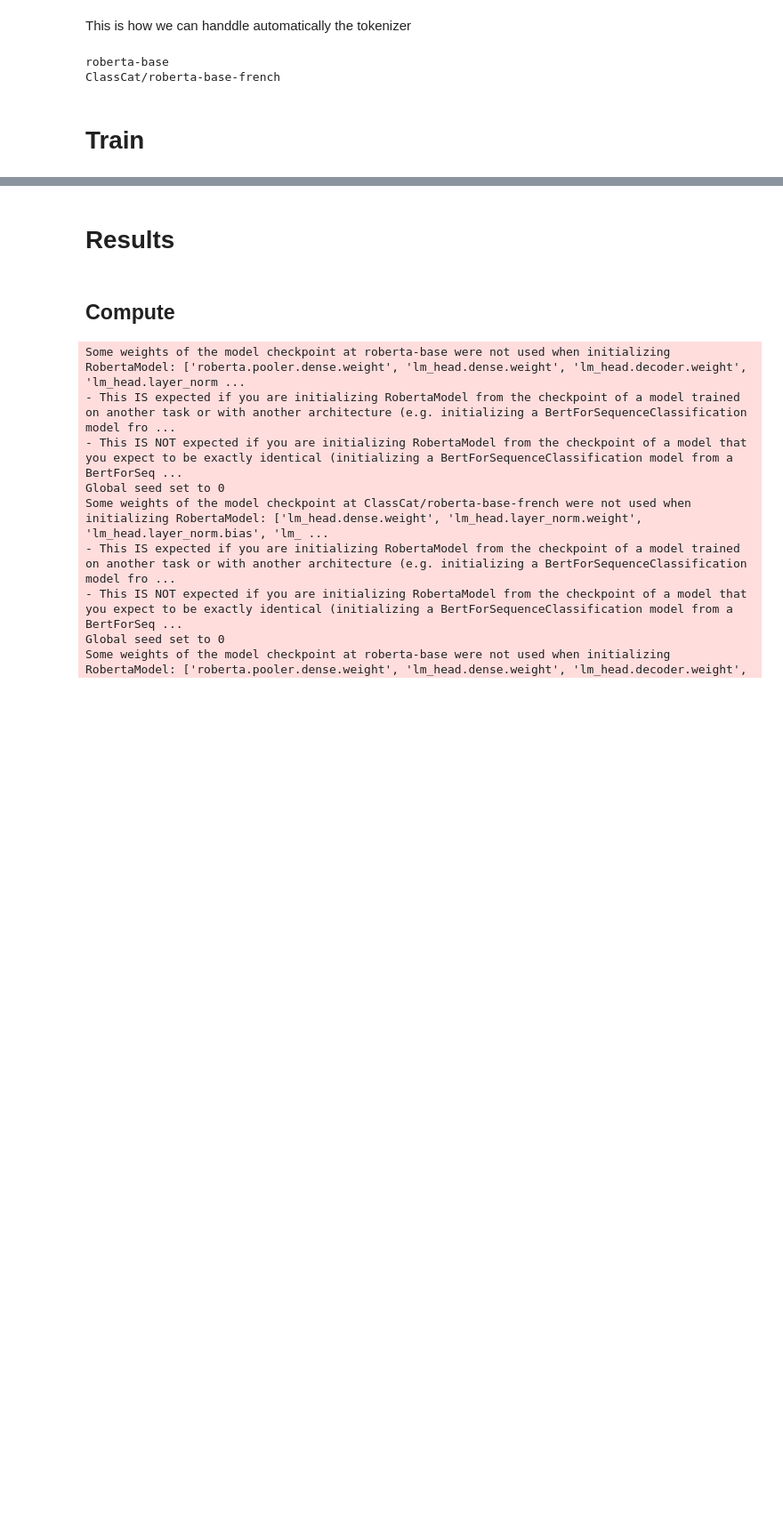
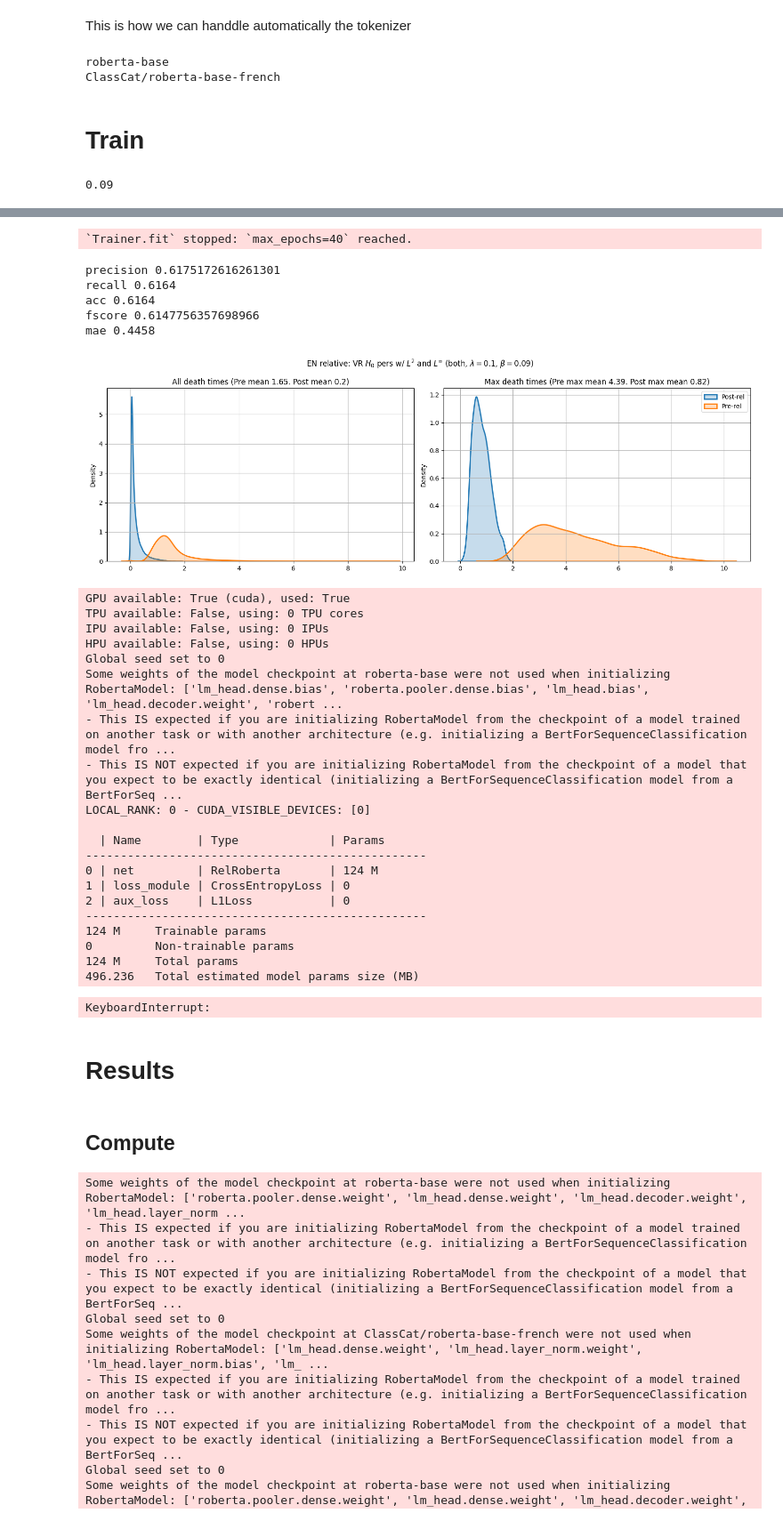
Before and after one commit to AGarciaCast/Topo_Reg_Relative_Rep, a Jupyter notebook: topo_multilingual_stitching.ipynb, the cells around one changed output, grey strips where cells are left out. Shown: that part at 89% size. Cells and saved outputs as stored; diff of their text form; code cells hidden in the pictures; blank space fills up the shorter version.

```diff
--- a/topo_multilingual_stitching.ipynb
+++ b/topo_multilingual_stitching.ipynb
@@ -382,6 +382,7 @@ def train_network(lang, mode="relative", seed=24, test=False, topo=("pre", "L_2"
     # Create a PyTorch Lightning trainer with the generation callback
     aux = 'fine_grained' if fine_grained else 'coarse_grained'
     if topo is None:
+        print(topo[2])
         aux = f"{aux}/vanilla_linear_{lang}_{mode}_seed{seed}"
     else:
         if  mode == "relative":
@@ -464,7 +465,7 @@ def train_network(lang, mode="relative", seed=24, test=False, topo=("pre", "L_2"
         print("mae", res[4])
         aux = "rel_topo" if topo is not None else "rel_vanilla"
 
-        title = f"{lang.upper()} {mode}: VR " + r"$H_0$" + " pers w/ " + r"$L^2$"
+        title = f"{lang.upper()} {mode}: VR " + r"$H_0$" + " pers w/ " + r"$L^2$" + " and " +r"$L^{\infty}$"
         if topo is not None:
             title+= f" ({topo[0]}, "+ r"$\lambda={}$, ".format(topo[3]) + r"$\beta={}$)".format(topo[2])
 
@@ -475,18 +476,25 @@ def train_network(lang, mode="relative", seed=24, test=False, topo=("pre", "L_2"
             path += f"_{topo[2]}_seed{seed}.png"
 
         else:
-            path =  f"{'fine_grained' if fine_grained else 'coarse_grained'}/full_topo_dist_linear/{lang}_{mode}_seed{seed}.png"
+            path =  f"{'fine_grained' if fine_grained else 'coarse_grained'}/full_topo_dist_linear/mix_{lang}_{mode}_seed{seed}.png"
 
         topo_model(model.net, device, test_lang2dataloader[lang][1],
                  FIG_PATH / aux / path,
                  title=title,
-                 pers="L_2", plot_topo=True, relative=mode=="relative");
+                 pers=("L_2", "L_inf"), plot_topo=True, relative=mode=="relative");
 
 
     model.to("cpu")
     del model
+# %%
+def grad2dif(theta):
+    return np.round(1 - np.cos(theta/180*np.pi), 2)
+
+grad2dif(25)
+# %% [output]
+0.09
 # %%
-#train_network("fr", mode="absolute", seed=0, test=True, topo=("pre", "L_2", 8, 0.1, "L_1"))
-#train_network("fr", mode="absolute", seed=1, test=True, topo=("pre", "L_2", 7, 0.1, "L_1"))
-#train_network("fr", mode="relative", seed=1, test=True, topo=("both", "L_2", 3, 0.02, "L_1"))
-#train_network("fr", mode="relative", seed=1, test=True, topo=("both", "L_2", 4, 0.02, "L_1"))
+train_network("en", mode="relative", seed=1, test=True, topo=("both", "L_inf", grad2dif(25), 0.1, "L_1"))
+train_network("fr", mode="relative", seed=0, test=True, topo=("both", "L_inf", grad2dif(25), 0.1, "L_1"))
+train_network("fr", mode="relative", seed=1, test=True, topo=("both", "L_inf", grad2dif(25), 0.1, "L_1"))
+# %% [output]
@@ -493,3 +521,31 @@ def train_network(lang, mode="relative", seed=24, test=False, topo=("pre", "L_2"
+`Trainer.fit` stopped: `max_epochs=40` reached.
+precision 0.6175172616261301
+recall 0.6164
+acc 0.6164
+fscore 0.6147756357698966
+mae 0.4458
+[figure, added]
+GPU available: True (cuda), used: True
+TPU available: False, using: 0 TPU cores
+IPU available: False, using: 0 IPUs
+HPU available: False, using: 0 HPUs
+Global seed set to 0
+Some weights of the model checkpoint at roberta-base were not used when initializing RobertaModel: ['lm_head.dense.bias', 'roberta.pooler.dense.bias', 'lm_head.bias', 'lm_head.decoder.weight', 'robert ...
+- This IS expected if you are initializing RobertaModel from the checkpoint of a model trained on another task or with another architecture (e.g. initializing a BertForSequenceClassification model fro ...
+- This IS NOT expected if you are initializing RobertaModel from the checkpoint of a model that you expect to be exactly identical (initializing a BertForSequenceClassification model from a BertForSeq ...
+LOCAL_RANK: 0 - CUDA_VISIBLE_DEVICES: [0]
+
+  | Name        | Type             | Params
+-------------------------------------------------
+0 | net         | RelRoberta       | 124 M
+1 | loss_module | CrossEntropyLoss | 0
+2 | aux_loss    | L1Loss           | 0
+-------------------------------------------------
+124 M     Trainable params
+0         Non-trainable params
+124 M     Total params
+496.236   Total estimated model params size (MB)
+KeyboardInterrupt:
 # %%
 SEEDS = [0, 1]
 run = False
```
Also changed, not shown: parts of 1 cell of this notebook, 11 other files.
